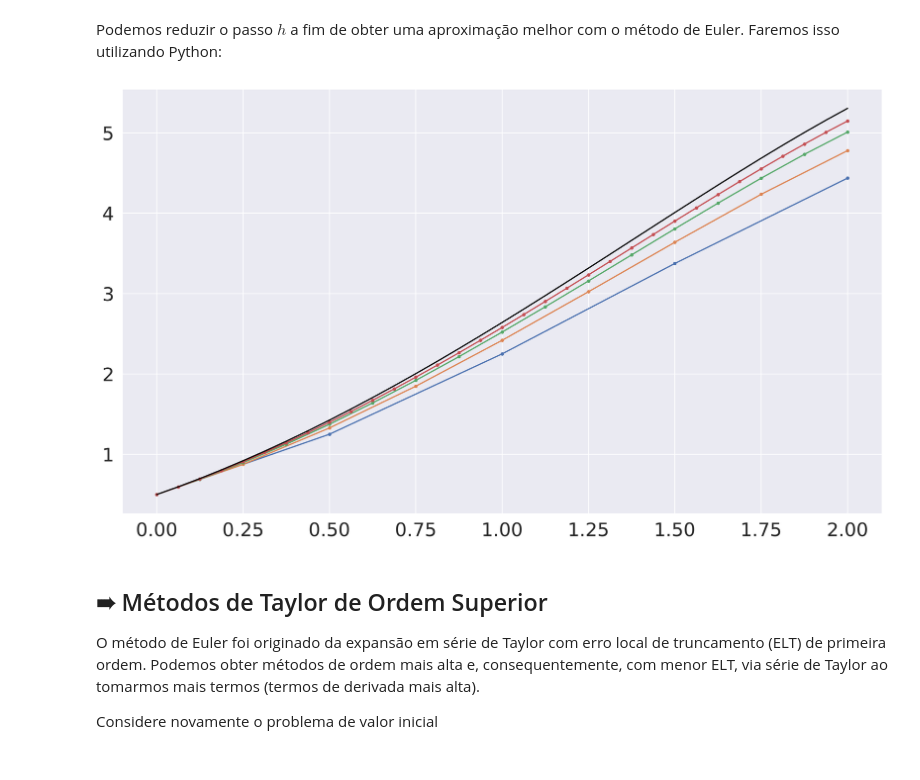
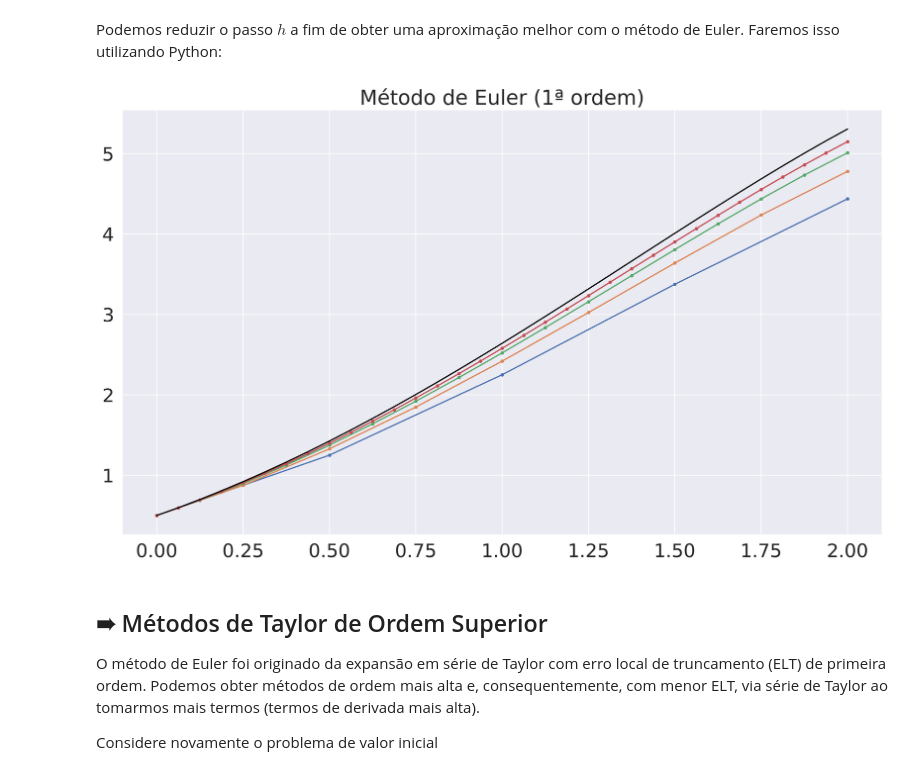
Before and after one commit to bgeneto/MCA, a Jupyter notebook: 2023-1/notebooks/mca10-edo.ipynb, the cells around one changed output. Cells and saved outputs as stored; diff of their text form; code cells hidden in the pictures.

Commit message:
added graph title

```diff
--- a/2023-1/notebooks/mca10-edo.ipynb
+++ b/2023-1/notebooks/mca10-edo.ipynb
@@ -152,26 +152,27 @@ def euler(func, a, b, n, y0):
 # %%
 import seaborn as sns
 from matplotlib import pyplot as plt
 %matplotlib inline
 sns.set_theme()
 sns.set(font="Verdana")
 sns.set(font_scale=2)
 
 a = 0
 b = 2
 y0 = 0.5
 
 ns = [2**i for i in range(2, 6)]
 fig, ax = plt.subplots(figsize=(16, 9), dpi=300)
 for n in ns:
     t, y = euler(f, a, b, n, y0)
     ax.plot(t, y, marker=".")
 
 t = np.linspace(a, b, n+1)
 ax.plot(t, exata(t), color='black')
+plt.title("Método de Euler (1ª ordem)")
 plt.show()
 # %% [output]
-[figure, old version]
+[figure, new version]
 # %% [markdown]
 ## ➠ Métodos de Taylor de Ordem Superior
 
```
Also changed, not shown: parts of 2 cells of this notebook.
